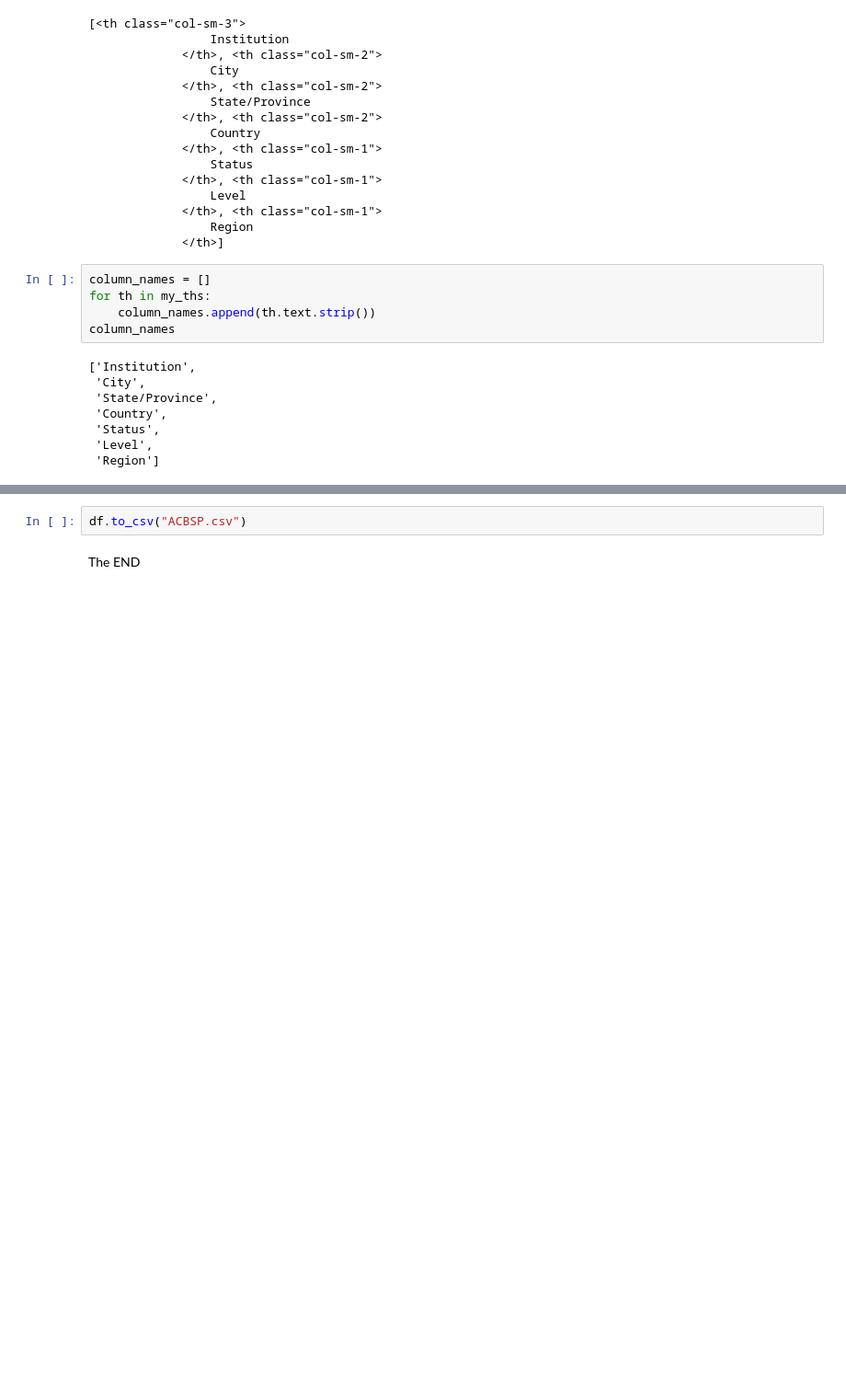
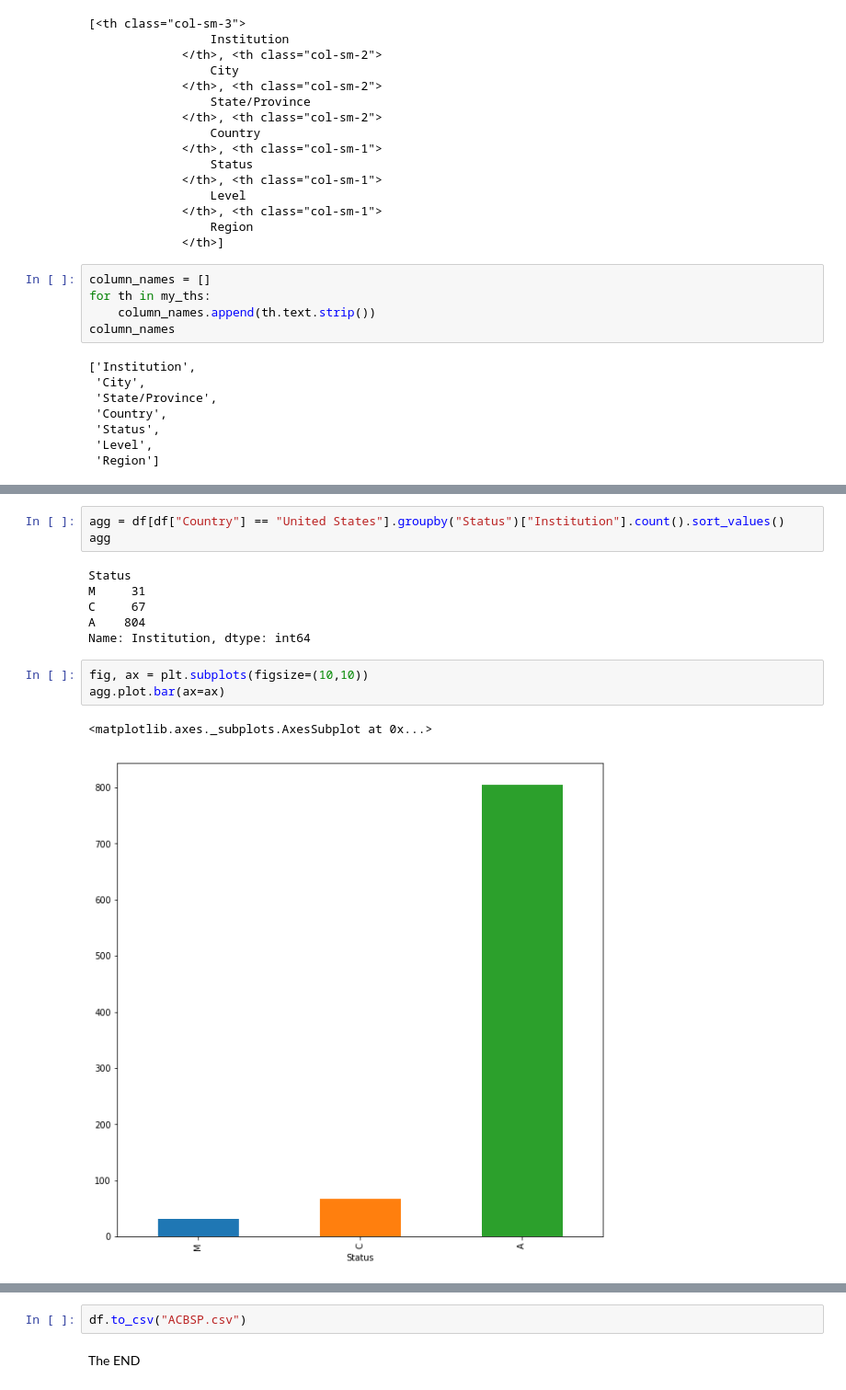
Before and after one commit to wcj365/accreditation, a Jupyter notebook: ACBSP.ipynb, the cells around one changed output, grey strips where cells are left out. Shown: that part at 92% size. Drawn from its saved outputs; the diff is of its cells as text; blank space fills up the shorter version.

```diff
--- a/ACBSP.ipynb
+++ b/ACBSP.ipynb
@@ -178,3 +152,18 @@ df.head()
 | 2 | Adams State University | Alamosa | Colorado | United States | M | B/G | 7 |
 | 3 | ADEN University - Argentina | Mendoza |  | Argentina | A | B/G | 9 |
 | 4 | ADEN University - El Salvador | San Salvador |  | El Salvador | A | B/G | 9 |
+# %%
+agg = df[df["Country"] == "United States"].groupby("Status")["Institution"].count().sort_values()
+agg
+# %% [output]
+Status
+M     31
+C     67
+A    804
+Name: Institution, dtype: int64
+# %%
+fig, ax = plt.subplots(figsize=(10,10))
+agg.plot.bar(ax=ax)
+# %% [output]
+<matplotlib.axes._subplots.AxesSubplot at 0x...>
+[figure, added]
```
Also changed, not shown: parts of 20 cells of this notebook, 2 other files.
